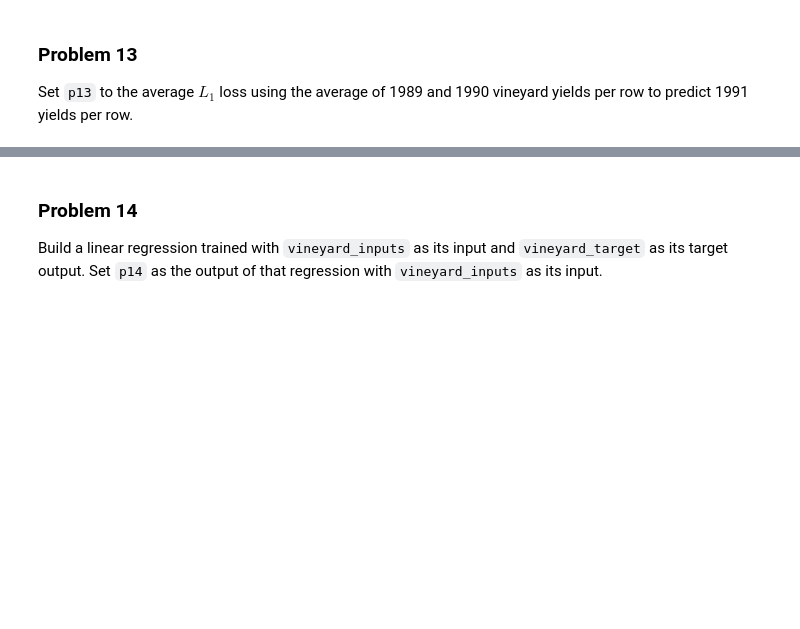
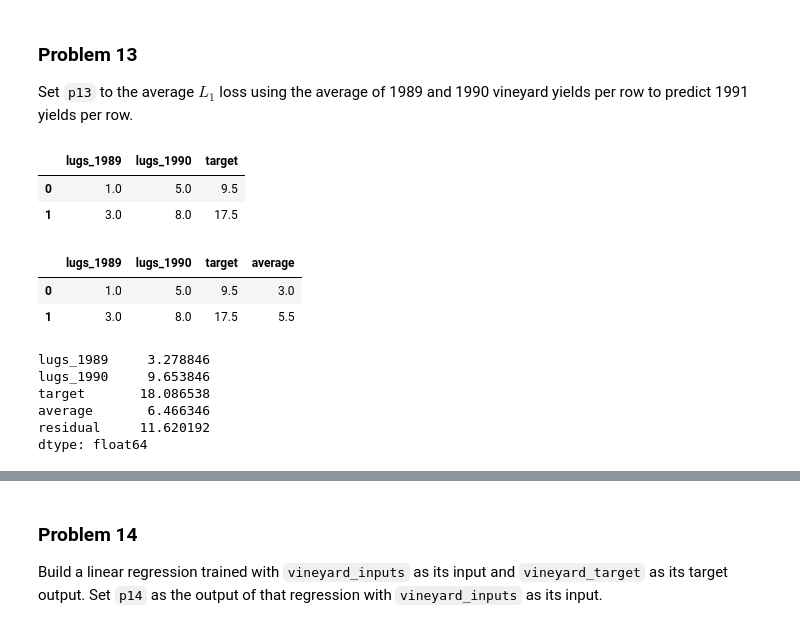
Before and after one commit to Haleymussary00/dx601-homework-11, a Jupyter notebook: homework.ipynb, the cells around one changed output, grey strips where cells are left out. Saved outputs shown, nothing was run; the diff lists cells and outputs as text; code cells hidden in the pictures; blank space fills up the shorter version.

```diff
--- a/homework.ipynb
+++ b/homework.ipynb
@@ -293,6 +316,31 @@ Ellipsis
 ### Problem 13
 
 Set `p13` to the average $L_1$ loss using the average of 1989 and 1990 vineyard yields per row to predict 1991 yields per row.
+# %%
+vineyard_copy = vineyard.copy()
+# %%
+vineyard.head(2)
+# %% [output]
+|  | lugs_1989 | lugs_1990 | target |
+| 0 | 1.0 | 5.0 | 9.5 |
+| 1 | 3.0 | 8.0 | 17.5 |
+# %%
+vineyard_copy["average"] = (vineyard_copy["lugs_1989"] + vineyard_copy["lugs_1990"])/2
+vineyard_copy.head(2)
+# %% [output]
+|  | lugs_1989 | lugs_1990 | target | average |
+| 0 | 1.0 | 5.0 | 9.5 | 3.0 |
+| 1 | 3.0 | 8.0 | 17.5 | 5.5 |
+# %%
+vineyard_copy["residual"] = vineyard_copy["target"] - vineyard_copy["average"]
+vineyard_copy.agg("mean")
+# %% [output]
+lugs_1989     3.278846
+lugs_1990     9.653846
+target       18.086538
+average       6.466346
+residual     11.620192
+dtype: float64
 # %%
 # YOUR CHANGES HERE
 
```
Also changed, not shown: parts of 47 cells of this notebook.
